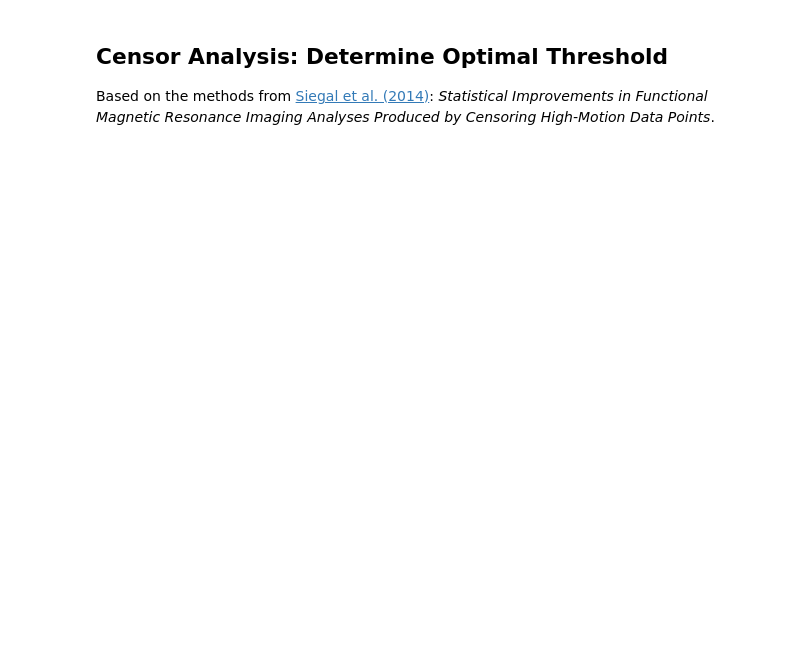
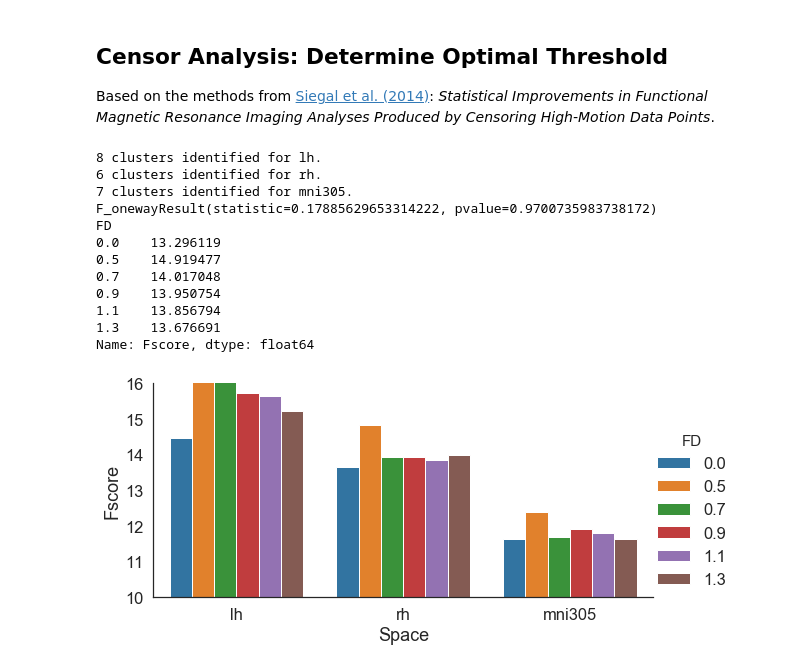
Before and after one commit to mghneurotherapeutics/DARPA-ARC, a Jupyter notebook: 03_fMRI-FirstLevels.ipynb, the cells around one changed output. Saved outputs shown, nothing was run; the diff lists cells and outputs as text; code cells hidden in the pictures; blank space fills up the shorter version.

Commit message:
version changes etc

```diff
--- a/03_fMRI-FirstLevels.ipynb
+++ b/03_fMRI-FirstLevels.ipynb
@@ -380,8 +454,9 @@ sns.set_style('white')
 sns.set_context('notebook', font_scale=1.5)
 %matplotlib inline
 
-fs_dir = 'recons'
-mri_dir = 'fmri_first_levels/concat-sess/FINAL2'
+version = 'Version20190405'
+fs_dir = '/space/lilli/1/users/DARPA-Recons'
+mri_dir = '/autofs/space/lilli_002/users/JNeurosci_ARC/fmri_first_levels/concat-sess/%s' % version
 
 #~~~~~~~~~~~~~~~~~~~~~~~~~~~~~~~~~~~~~~~~~~~~~~~~#
 ### Define parameters.
@@ -407,65 +482,79 @@ thresholds = [0.0, 0.5, 0.7, 0.9, 1.1, 1.3]
 
 info = []
 for n, space in enumerate(spaces):
-
+    #
     #~~~~~~~~~~~~~~~~~~~~~~~~~~~~~~~~~~~~~~~~~~~~~~~~#
     ### Load data.
     #~~~~~~~~~~~~~~~~~~~~~~~~~~~~~~~~~~~~~~~~~~~~~~~~#
-
+    #
     overlays = []
     for fd in thresholds:
-        obj = nib.load(os.path.join(mri_dir, 'FINAL2.%s.%s.%s' %(sm,fd,space), 'FINAL2.%s.par' %contrast, 'F.nii.gz'))
+        obj = nib.load(os.path.join(mri_dir, '%s.%s.%s.%s' %(version, sm, fd, space), '%s.%s.par' % (version, contrast), 'F.nii.gz'))
         overlays.append( obj.get_data().squeeze() )
     overlays = np.array(overlays)
-
+    #
     ## Make average map.
     if censor: average = overlays.mean(axis=0)
     else: average = overlays[0].copy()
-
+    #
     #~~~~~~~~~~~~~~~~~~~~~~~~~~~~~~~~~~~~~~~~~~~~~~~~#
     ### Identify clusters.
     #~~~~~~~~~~~~~~~~~~~~~~~~~~~~~~~~~~~~~~~~~~~~~~~~#
     p_value, min_cluster = cluster_dict[space]
     min_value = fdist.isf(p_value, 1, 26)
-
+    #
     if space == 'mni305':
-
+        #
         masked_average = average > min_value
         clusters, n_clusters = measurements.label( masked_average )
         clusters = [np.where(clusters==n) for n in np.arange(n_clusters)+1 if (clusters==n).sum() > min_cluster]
-
+        #
     else:
-
+        #
         ## Prepare surface information.
         _, tris = read_surface(os.path.join(fs_dir, 'fsaverage', 'surf', '%s.white' %space))
         connectivity = spatial_tris_connectivity(tris)
         include = np.invert(np.isnan(average).astype(bool))
-
+        #
         ## Identify clusters (clusters already sorted by size).
         clusters, _ = find_clusters(average, min_value, tail=1, connectivity=connectivity, include=include)
         clusters = [c for c in clusters if len(c) > min_cluster]
-
-    print '%s clusters identified for %s.' %(len(clusters), space)
-
+    #
+    print('%s clusters identified for %s.' %(len(clusters), space))
+    #
     #~~~~~~~~~~~~~~~~~~~~~~~~~~~~~~~~~~~~~~~~~~~~~~~~#
     ### Average across labels / spheres.
     #~~~~~~~~~~~~~~~~~~~~~~~~~~~~~~~~~~~~~~~~~~~~~~~~#
-
+    #
     for i, fd in enumerate(thresholds):
-
+        #
         for j, c in enumerate(clusters):
-
+            #
             fscore = np.nanmean(overlays[i][c])
             info.append([fd,space,j,fscore])
 
 #~~~~~~~~~~~~~~~~~~~~~~~~~~~~~~~~~~~~~~~~~~~~~~~~#
 ### Compute statistics.
 #~~~~~~~~~~~~~~~~~~~~~~~~~~~~~~~~~~~~~~~~~~~~~~~~#
-info = DataFrame(np.array(info), columns=('FD','Space','Label','Fscore'))
+info = DataFrame(np.array(info), columns=('FD', 'Space', 'Label', 'Fscore'))
 info['Fscore'] = info.Fscore.astype(float)
-print f_oneway(*[info.loc[info.FD==fd,'Fscore'].as_matrix() for fd in np.unique(info.FD)])
-print info.groupby(['FD',]).Fscore.mean()
+print(f_oneway(*[info.loc[info.FD==fd,'Fscore'].values for fd in np.unique(info.FD)]))
+print(info.groupby(['FD',]).Fscore.mean())
 
 ## Plot.
-g = sns.factorplot('Space', 'Fscore', 'FD', info, kind='bar', ci=None, size=4, aspect=2);
-g.ax.set_ylim(12,16);
+g = sns.catplot('Space', 'Fscore', 'FD', info, kind='bar', ci=None, height=4, aspect=2);
+g.ax.set_ylim(10,16);
+# %% [output]
+8 clusters identified for lh.
+6 clusters identified for rh.
+7 clusters identified for mni305.
+F_onewayResult(statistic=0.17885629653314222, pvalue=0.9700735983738172)
+FD
+0.0    13.296119
+0.5    14.919477
+0.7    14.017048
+0.9    13.950754
+1.1    13.856794
+1.3    13.676691
+Name: Fscore, dtype: float64
+[figure, added]
```
Also changed, not shown: parts of 3 cells of this notebook, 13 other files.
